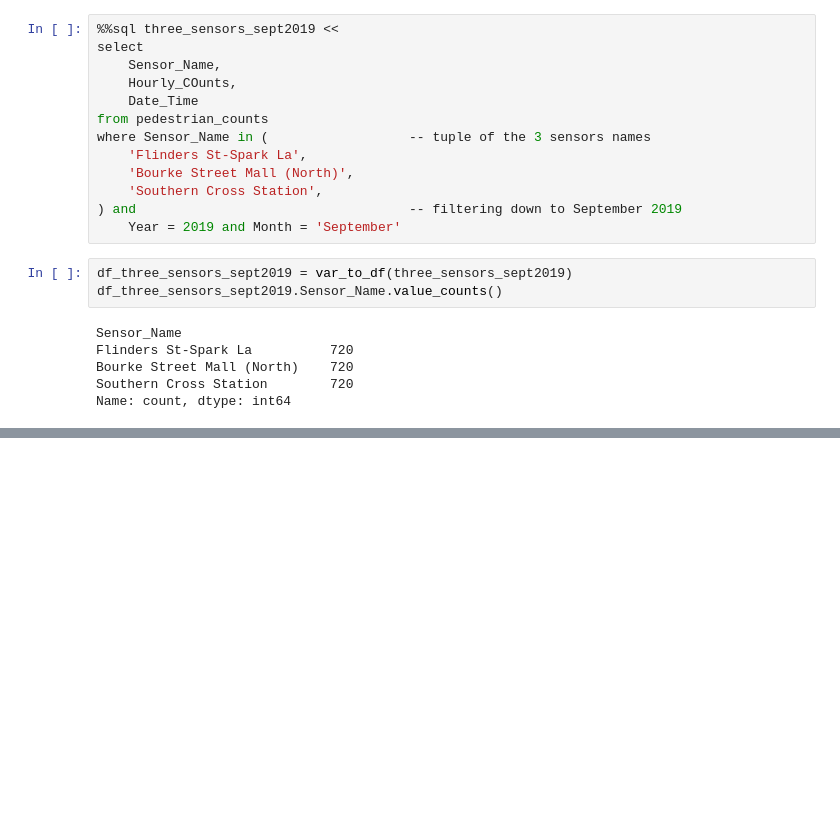
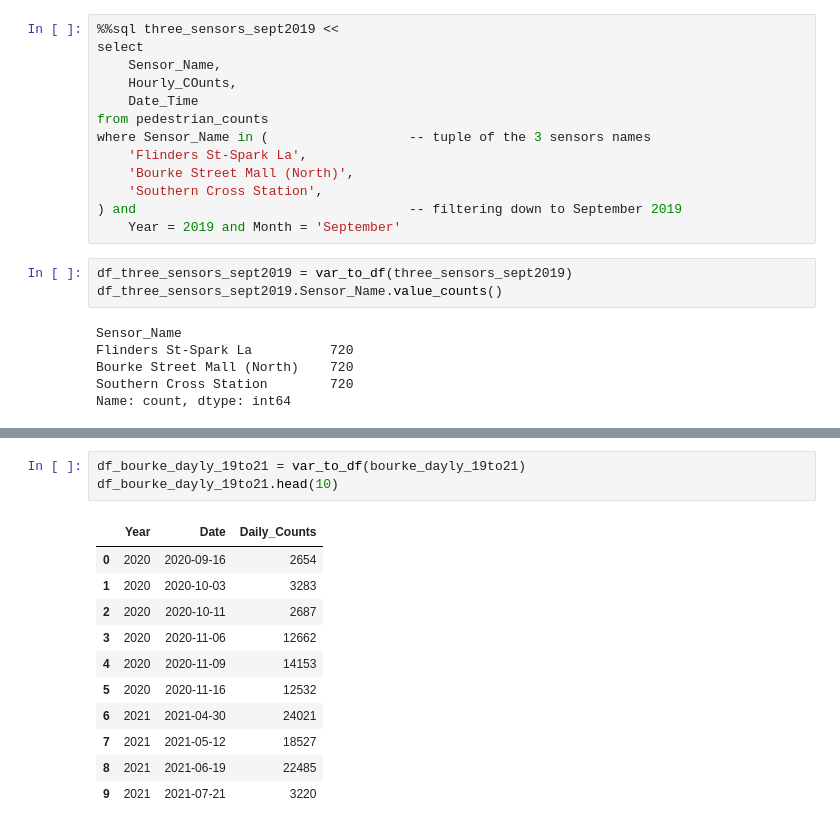
Before and after one commit to jendives2000/Data_ML_Practice_2025, a Jupyter notebook: 1-3-SQL/practice/DuckDB/notebooks/4_duckdb_handson_eda.ipynb, the cells around one changed output, grey strips where cells are left out. Cells and saved outputs as stored; diff of their text form; blank space fills up the shorter version.

```diff
--- a/1-3-SQL/practice/DuckDB/notebooks/4_duckdb_handson_eda.ipynb
+++ b/1-3-SQL/practice/DuckDB/notebooks/4_duckdb_handson_eda.ipynb
@@ -1088,0 +1123,15 @@ figure.show()
+# %%
+df_bourke_dayly_19to21 = var_to_df(bourke_dayly_19to21)
+df_bourke_dayly_19to21.head(10)
+# %% [output]
+|  | Year | Date | Daily_Counts |
+| 0 | 2020 | 2020-09-16 | 2654 |
+| 1 | 2020 | 2020-10-03 | 3283 |
+| 2 | 2020 | 2020-10-11 | 2687 |
+| 3 | 2020 | 2020-11-06 | 12662 |
+| 4 | 2020 | 2020-11-09 | 14153 |
+| 5 | 2020 | 2020-11-16 | 12532 |
+| 6 | 2021 | 2021-04-30 | 24021 |
+| 7 | 2021 | 2021-05-12 | 18527 |
+| 8 | 2021 | 2021-06-19 | 22485 |
+| 9 | 2021 | 2021-07-21 | 3220 |
```
Also changed, not shown: parts of 9 cells of this notebook, 2 other files.
